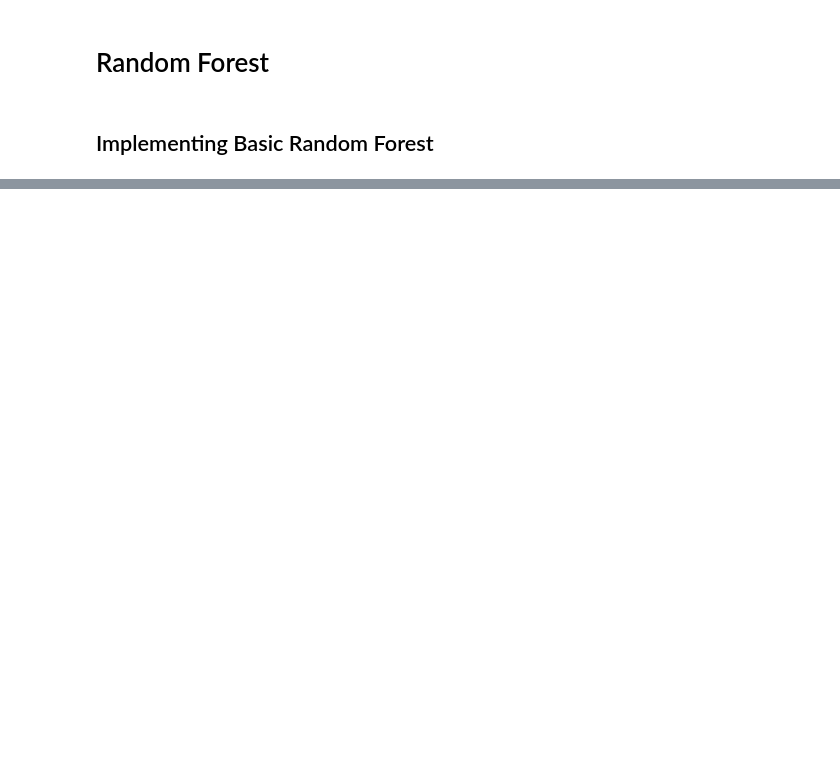
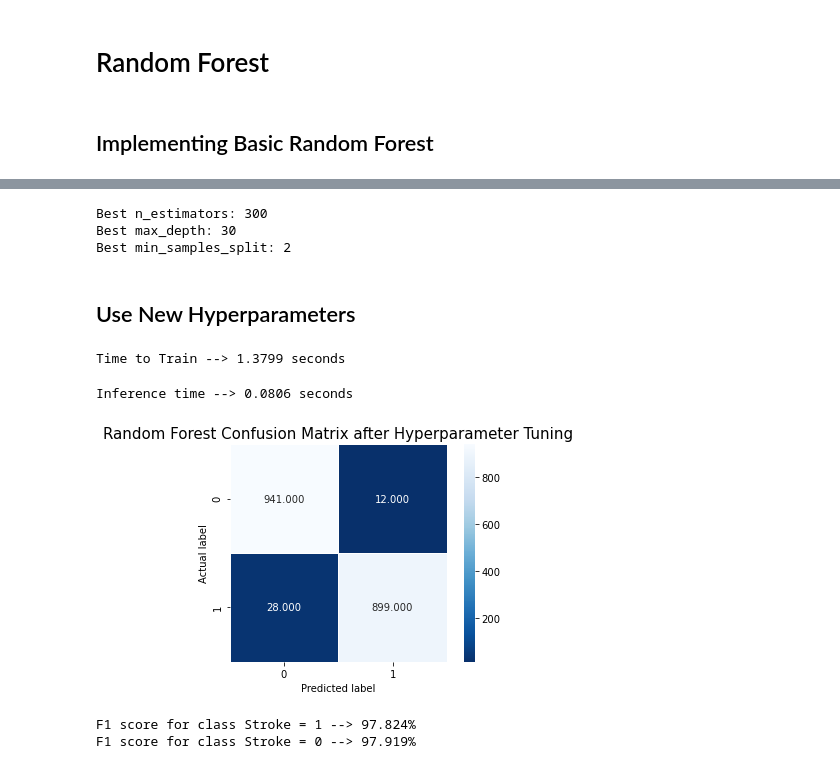
Before and after one commit to Purefekt/Predicting-Stroke-using-Various-Classification-Methods, a Jupyter notebook: [5]random_forest.ipynb, the cells around one changed output, grey strips where cells are left out. Drawn from its saved outputs; the diff is of its cells as text; code cells hidden in the pictures; blank space fills up the shorter version.

```diff
--- a/[5]random_forest.ipynb
+++ b/[5]random_forest.ipynb
@@ -34,0 +139,70 @@ predictions = random_forest.predict(x_test)
+# %%
+n_estimators = best_model.best_estimator_.get_params()['n_estimators']
+max_depth = best_model.best_estimator_.get_params()['max_depth']
+min_samples_split = best_model.best_estimator_.get_params()['min_samples_split']
+
+print(f'Best n_estimators: {n_estimators}')
+print(f'Best max_depth: {max_depth}')
+print(f'Best min_samples_split: {min_samples_split}')
+# %% [output]
+Best n_estimators: 300
+Best max_depth: 30
+Best min_samples_split: 2
+# %% [markdown]
+## Use New Hyperparameters
+# %%
+# start timer
+start_time = time.time()
+
+# model
+random_forest = RandomForestClassifier(random_state=1,
+                                       criterion='gini',
+                                       bootstrap=True,
+                                       max_features='auto',
+                                       n_estimators=n_estimators,
+                                       max_depth=max_depth,
+                                       min_samples_split=min_samples_split)
+
+# fit the model
+random_forest.fit(x_train, y_train)
+
+# Time to train
+time_to_train = round(time.time() - start_time, 4)
+print(f'Time to Train --> {time_to_train} seconds')
+# %% [output]
+Time to Train --> 1.3799 seconds
+# %%
+# start timer
+start_time = time.time()
+
+# prediction
+predictions = random_forest.predict(x_test)
+
+# Inference time
+inference_time = round(time.time() - start_time, 4)
+print(f'Inference time --> {inference_time} seconds')
+# %% [output]
+Inference time --> 0.0806 seconds
+# %%
+cm = confusion_matrix(y_test, predictions)
+plt.figure()
+sns.heatmap(cm, annot=True, fmt=".3f", linewidths=.5, square = True, cmap = 'Blues_r');
+plt.ylabel('Actual label');
+plt.xlabel('Predicted label');
+plt.title('Random Forest Confusion Matrix after Hyperparameter Tuning', size = 15);
+plt.show()
+# %% [output]
+[figure, added]
+# %%
+# Performance after hyperparameter tuning
+f1_score_stroke_hp_tuning = f1_score(y_true=y_test, y_pred=predictions, pos_label=1)
+f1_score_no_stroke_hp_tuning = f1_score(y_true=y_test, y_pred=predictions, pos_label=0)
+
+f1_score_stroke_hp_tuning = round(f1_score_stroke_hp_tuning*100, 3)
+f1_score_no_stroke_hp_tuning = round(f1_score_no_stroke_hp_tuning*100, 3)
+
+print(f'F1 score for class Stroke = 1 --> {f1_score_stroke_hp_tuning}%')
+print(f'F1 score for class Stroke = 0 --> {f1_score_no_stroke_hp_tuning}%')
+# %% [output]
+F1 score for class Stroke = 1 --> 97.824%
+F1 score for class Stroke = 0 --> 97.919%
```
Also changed, not shown: parts of 14 cells of this notebook, 3 other files.
